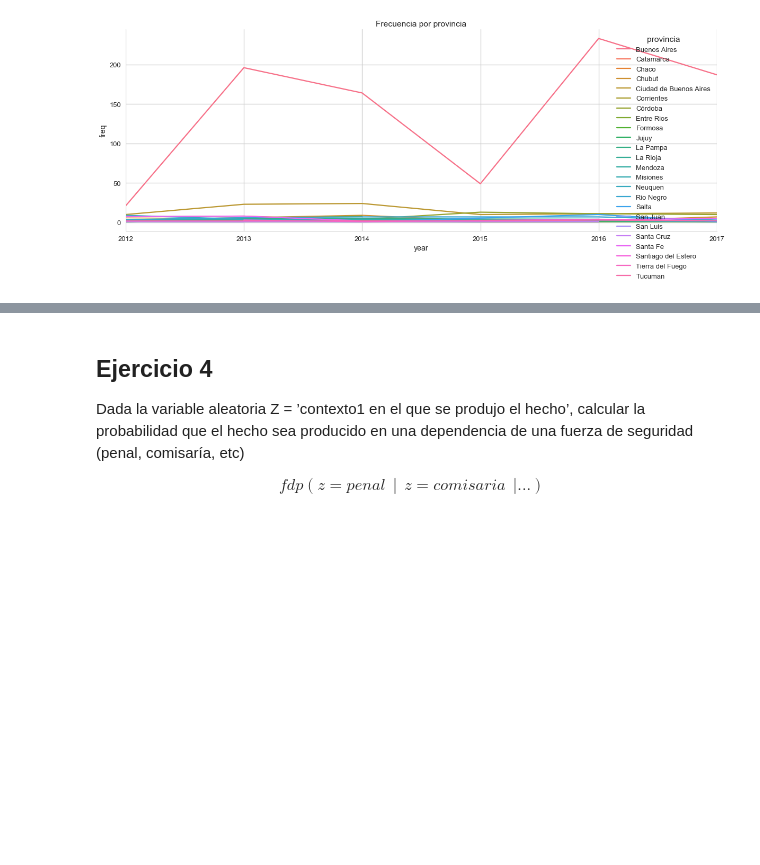
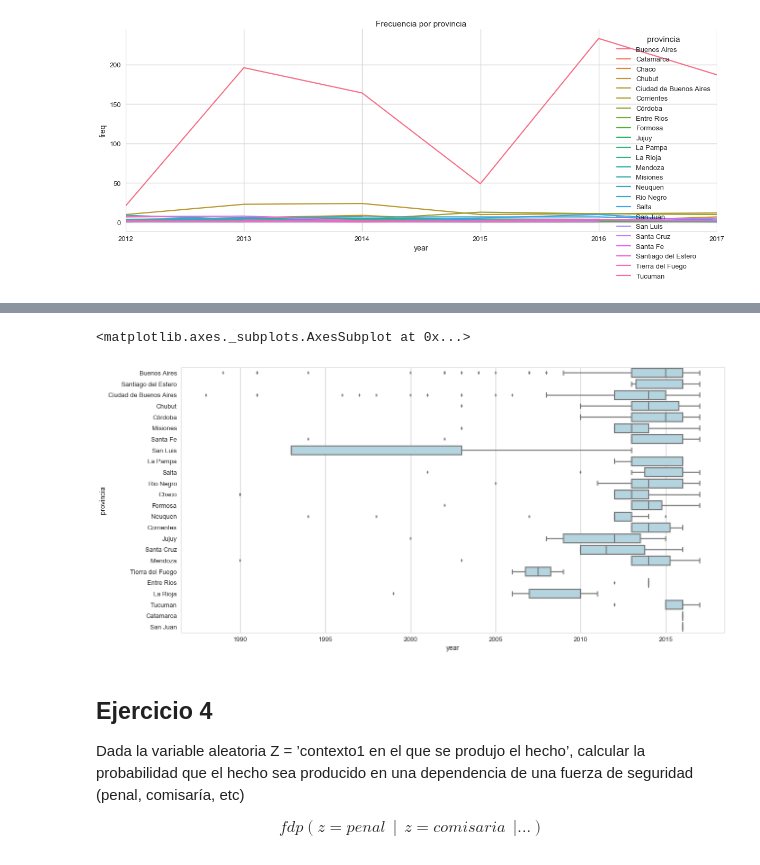
Before and after one commit to rodricarranza/DiploDatos, a Jupyter notebook: analysis_and_visualization/tasks/task1.ipynb, the cells around one changed output, grey strips where cells are left out. Drawn from its saved outputs; the diff is of its cells as text; code cells hidden in the pictures; blank space fills up the shorter version.

```diff
--- a/analysis_and_visualization/tasks/task1.ipynb
+++ b/analysis_and_visualization/tasks/task1.ipynb
@@ -315,3 +320,9 @@ seaborn.despine()
+# %%
+_, ax_freq = plt.subplots(figsize=(20, 10))
+seaborn.boxplot(x="year", y="provincia", data=dataset, color='lightblue')
+# %% [output]
+<matplotlib.axes._subplots.AxesSubplot at 0x...>
+[figure, added]
 # %% [markdown]
 ## Ejercicio 4
 
```
Also changed, not shown: parts of 6 cells of this notebook.
